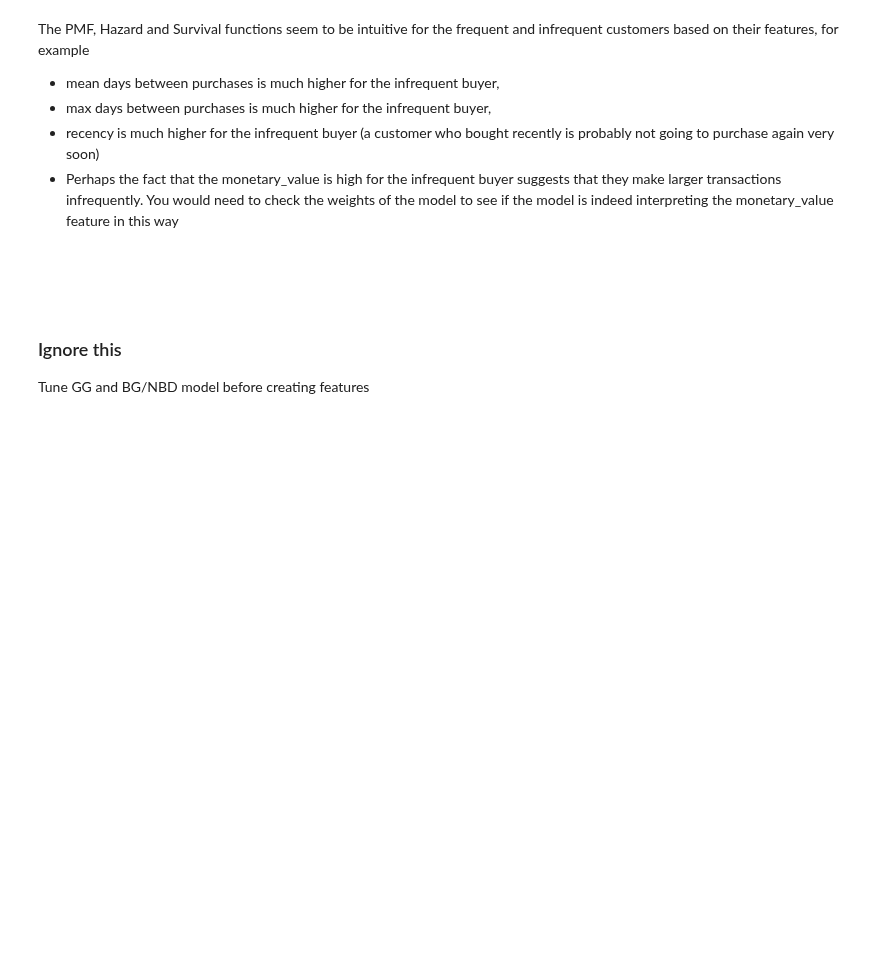
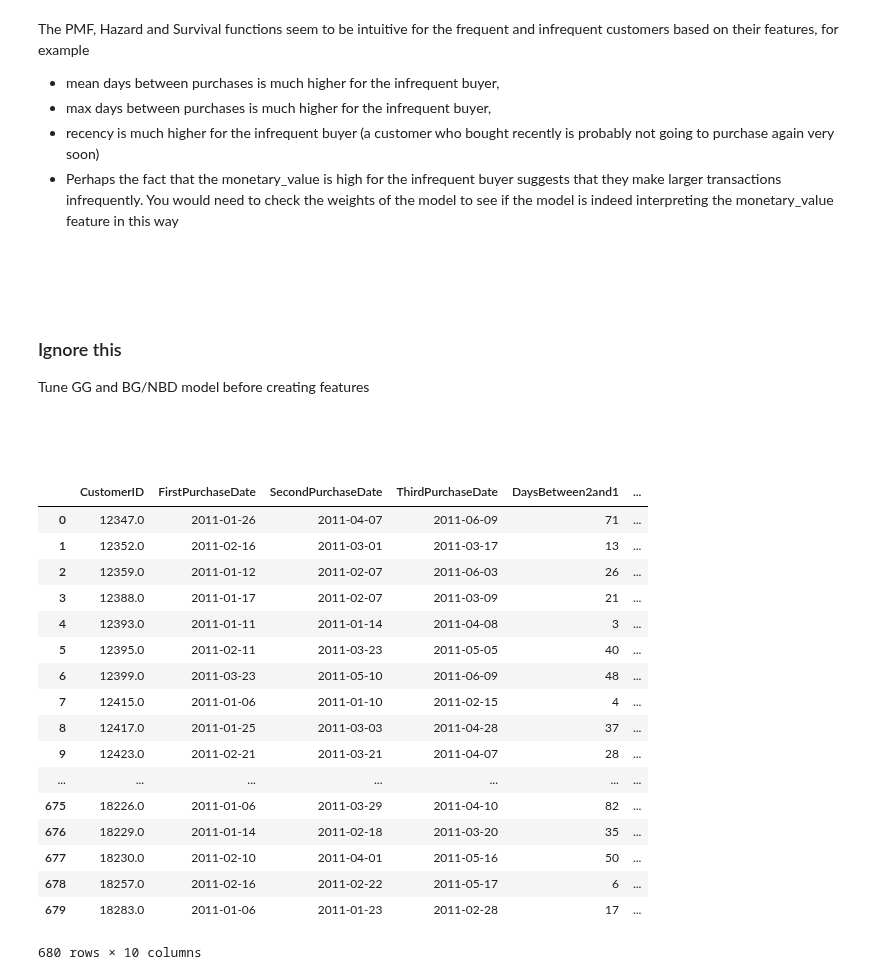
Before and after one commit to W-Tran/Online-Retail, a Jupyter notebook: time_till_next_purchase.ipynb, the cells around one changed output. Drawn from its saved outputs; the diff is of its cells as text; code cells hidden in the pictures; blank space fills up the shorter version.

```diff
--- a/time_till_next_purchase.ipynb
+++ b/time_till_next_purchase.ipynb
@@ -638,3 +646,24 @@ plt.legend()
 # %% [markdown]
 <br>
 <br>
+# %%
+survival_purchase_dates
+# %% [output]
+|  | CustomerID | FirstPurchaseDate | SecondPurchaseDate | ThirdPurchaseDate | DaysBetween2and1 | ... |
+| 0 | 12347.0 | 2011-01-26 | 2011-04-07 | 2011-06-09 | 71 | ... |
+| 1 | 12352.0 | 2011-02-16 | 2011-03-01 | 2011-03-17 | 13 | ... |
+| 2 | 12359.0 | 2011-01-12 | 2011-02-07 | 2011-06-03 | 26 | ... |
+| 3 | 12388.0 | 2011-01-17 | 2011-02-07 | 2011-03-09 | 21 | ... |
+| 4 | 12393.0 | 2011-01-11 | 2011-01-14 | 2011-04-08 | 3 | ... |
+| 5 | 12395.0 | 2011-02-11 | 2011-03-23 | 2011-05-05 | 40 | ... |
+| 6 | 12399.0 | 2011-03-23 | 2011-05-10 | 2011-06-09 | 48 | ... |
+| 7 | 12415.0 | 2011-01-06 | 2011-01-10 | 2011-02-15 | 4 | ... |
+| 8 | 12417.0 | 2011-01-25 | 2011-03-03 | 2011-04-28 | 37 | ... |
+| 9 | 12423.0 | 2011-02-21 | 2011-03-21 | 2011-04-07 | 28 | ... |
+| ... | ... | ... | ... | ... | ... | ... |
+| 675 | 18226.0 | 2011-01-06 | 2011-03-29 | 2011-04-10 | 82 | ... |
+| 676 | 18229.0 | 2011-01-14 | 2011-02-18 | 2011-03-20 | 35 | ... |
+| 677 | 18230.0 | 2011-02-10 | 2011-04-01 | 2011-05-16 | 50 | ... |
+| 678 | 18257.0 | 2011-02-16 | 2011-02-22 | 2011-05-17 | 6 | ... |
+| 679 | 18283.0 | 2011-01-06 | 2011-01-23 | 2011-02-28 | 17 | ... |
+680 rows × 10 columns
```
Also changed, not shown: parts of 4 cells of this notebook, 1 other file.
